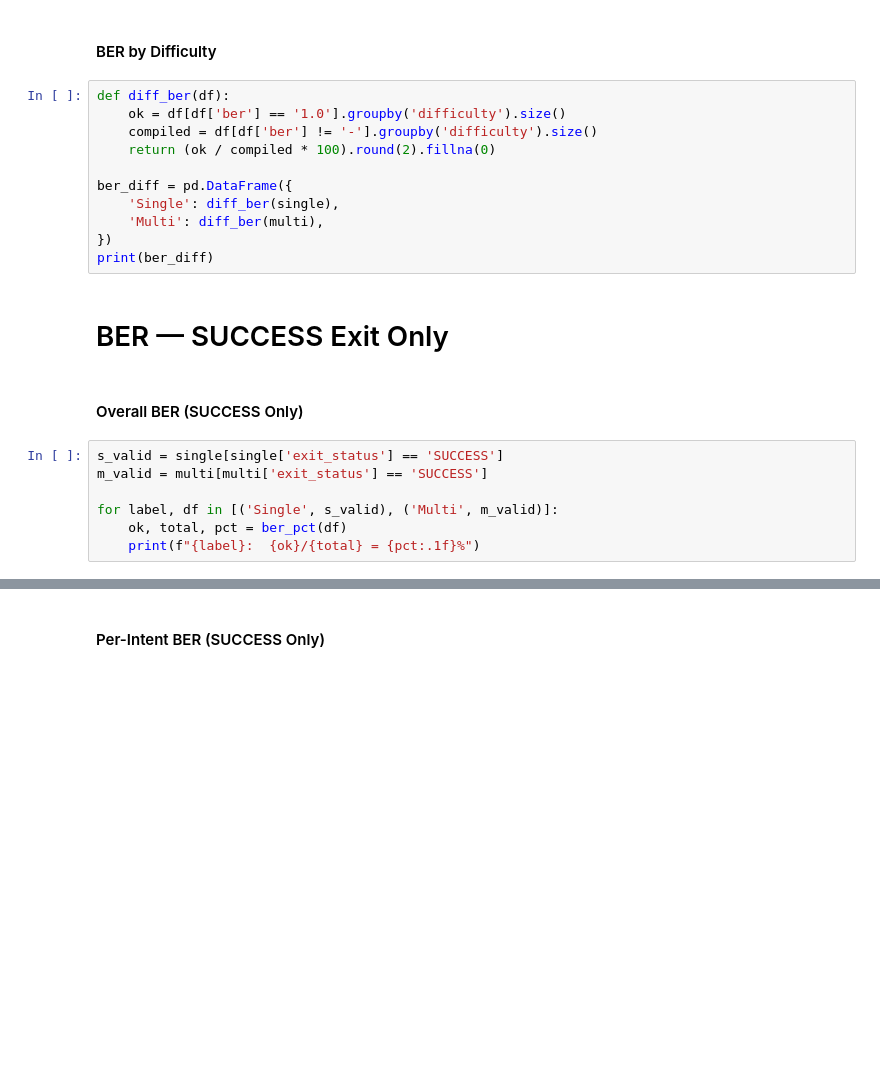
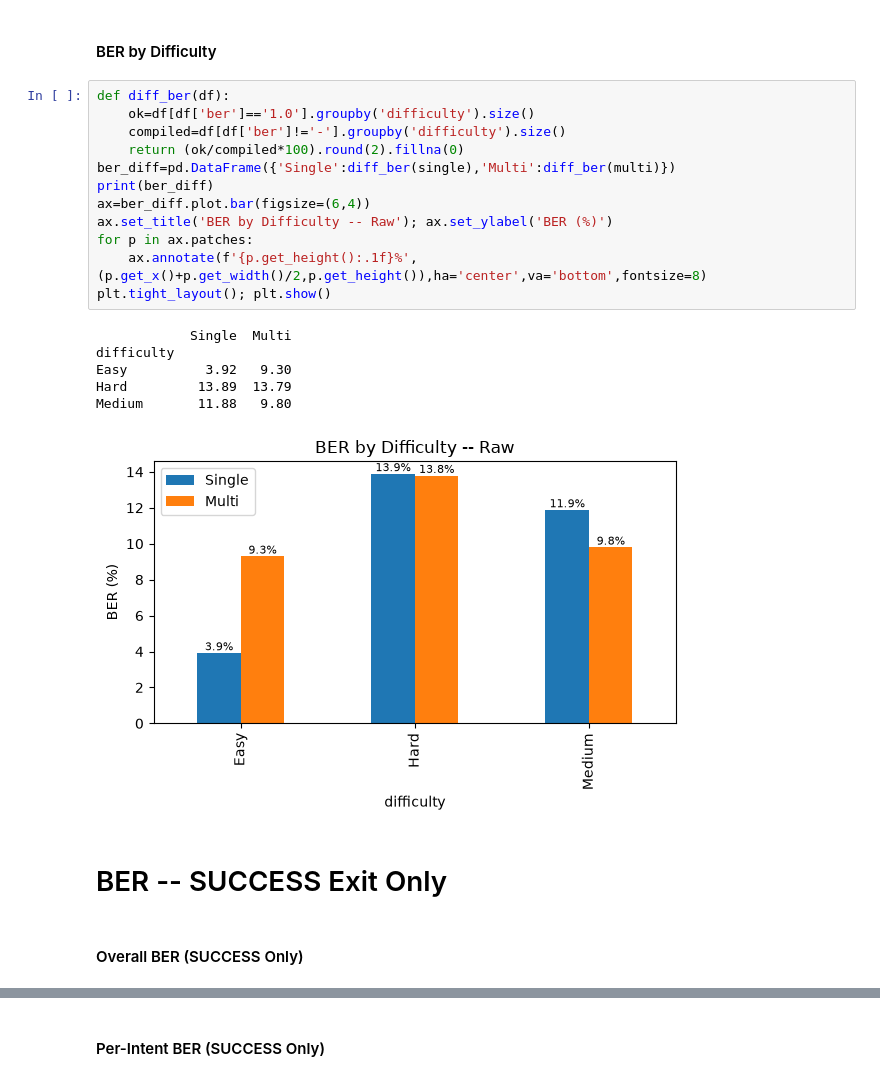
Before and after one commit to horizon-ai-code/horizon-code, a Jupyter notebook: benchmark/results/ber.ipynb, the cells around one changed output, grey strips where cells are left out. Cells and saved outputs as stored; diff of their text form; blank space fills up the shorter version.

```diff
--- a/benchmark/results/ber.ipynb
+++ b/benchmark/results/ber.ipynb
@@ -53,23 +73,24 @@ plt.show()
 #### BER by Difficulty
 # %%
 def diff_ber(df):
-    ok = df[df['ber'] == '1.0'].groupby('difficulty').size()
-    compiled = df[df['ber'] != '-'].groupby('difficulty').size()
-    return (ok / compiled * 100).round(2).fillna(0)
-
-ber_diff = pd.DataFrame({
-    'Single': diff_ber(single),
-    'Multi': diff_ber(multi),
-})
+    ok=df[df['ber']=='1.0'].groupby('difficulty').size()
+    compiled=df[df['ber']!='-'].groupby('difficulty').size()
+    return (ok/compiled*100).round(2).fillna(0)
+ber_diff=pd.DataFrame({'Single':diff_ber(single),'Multi':diff_ber(multi)})
 print(ber_diff)
+ax=ber_diff.plot.bar(figsize=(6,4))
+ax.set_title('BER by Difficulty -- Raw'); ax.set_ylabel('BER (%)')
+for p in ax.patches:
+    ax.annotate(f'{p.get_height():.1f}%',(p.get_x()+p.get_width()/2,p.get_height()),ha='center',va='bottom',fontsize=8)
+plt.tight_layout(); plt.show()
+# %% [output]
+            Single  Multi
+difficulty
+Easy          3.92   9.30
+Hard         13.89  13.79
+Medium       11.88   9.80
+[figure, added]
 # %% [markdown]
-# BER — SUCCESS Exit Only
+# BER -- SUCCESS Exit Only
 # %% [markdown]
 #### Overall BER (SUCCESS Only)
-# %%
-s_valid = single[single['exit_status'] == 'SUCCESS']
-m_valid = multi[multi['exit_status'] == 'SUCCESS']
-
-for label, df in [('Single', s_valid), ('Multi', m_valid)]:
-    ok, total, pct = ber_pct(df)
-    print(f"{label}:  {ok}/{total} = {pct:.1f}%")
```
Also changed, not shown: parts of 9 cells of this notebook, 6 other files.
